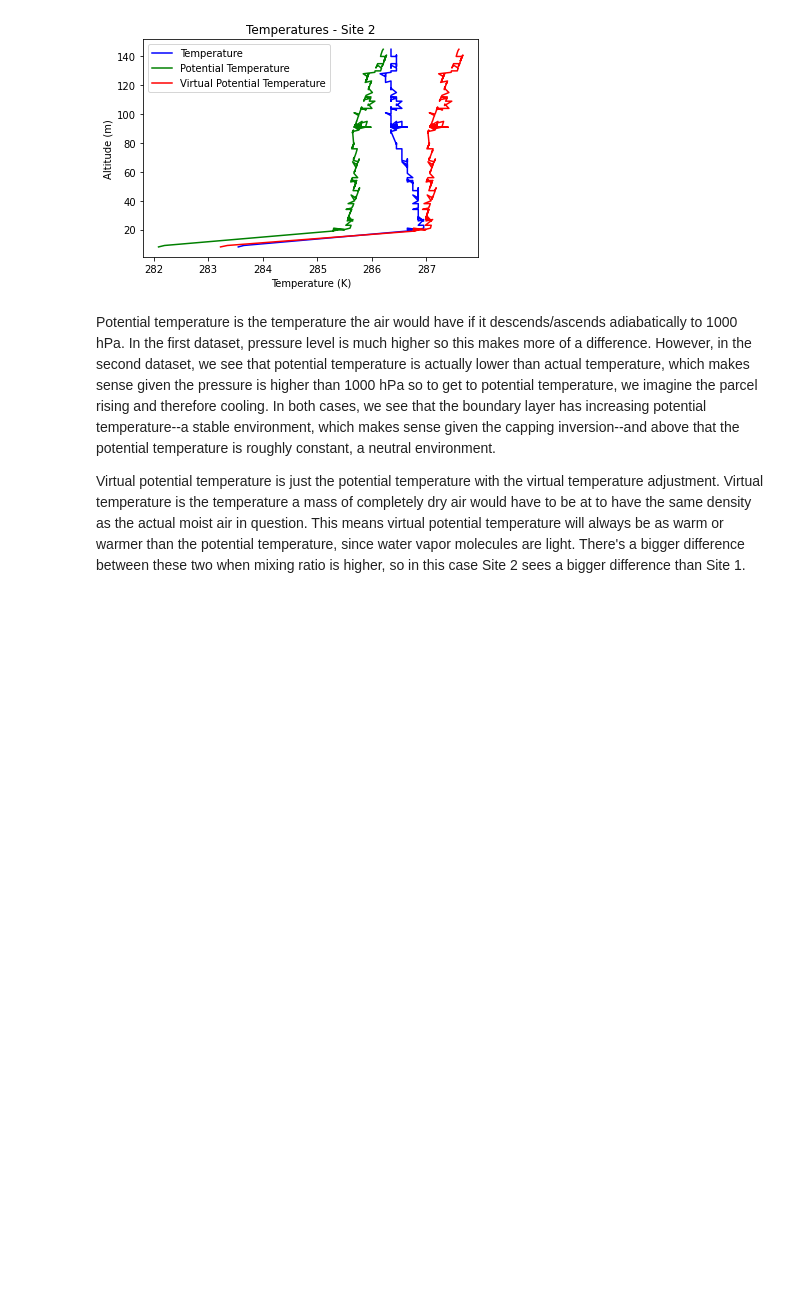
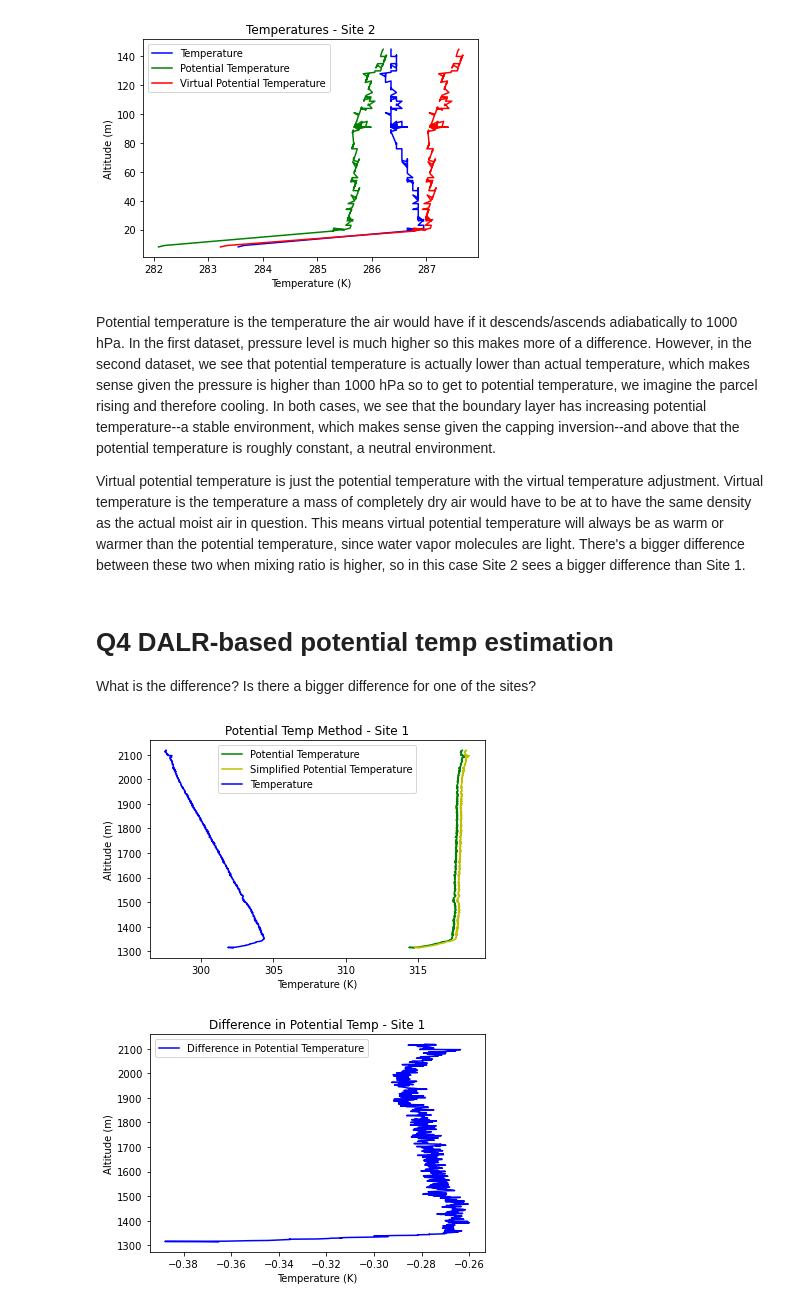
Before and after one commit to adair-kovac/TetheredBalloon-7710, a Jupyter notebook: notebooks/Homework #4.ipynb, the cells around one changed output. Drawn from its saved outputs; the diff is of its cells as text; code cells hidden in the pictures; blank space fills up the shorter version.

Commit message:
Implementation of potential temperature diff plots for Q4

```diff
--- a/notebooks/Homework #4.ipynb
+++ b/notebooks/Homework #4.ipynb
@@ -66,3 +66,15 @@ Compare and discuss the potential temperature and virtual potential temperatures
 Potential temperature is the temperature the air would have if it descends/ascends adiabatically to 1000 hPa. In the first dataset, pressure level is much higher so this makes more of a difference. However, in the second dataset, we see that potential temperature is actually lower than actual temperature, which makes sense given the pressure is higher than 1000 hPa so to get to potential temperature, we imagine the parcel rising and therefore cooling. In both cases, we see that the boundary layer has increasing potential temperature--a stable environment, which makes sense given the capping inversion--and above that the potential temperature is roughly constant, a neutral environment.
 
 Virtual potential temperature is just the potential temperature with the virtual temperature adjustment. Virtual temperature is the temperature a mass of completely dry air would have to be at to have the same density as the actual moist air in question. This means virtual potential temperature will always be as warm or warmer than the potential temperature, since water vapor molecules are light. There's a bigger difference between these two when mixing ratio is higher, so in this case Site 2 sees a bigger difference than Site 1.
+# %% [markdown]
+# Q4 DALR-based potential temp estimation
+
+What is the difference? Is there a bigger difference for one of the sites?
+# %%
+from visualization.visualize_temperatures import plot_potential_temp_diff, compare_potential_temp_methods
+
+compare_potential_temp_methods(data_1, "Site 1")
+plot_potential_temp_diff(data_1, "Site 1")
+# %% [output]
+[figure, added]
+[figure, added]
```
Also changed, not shown: parts of 4 cells of this notebook, 2 other files.
